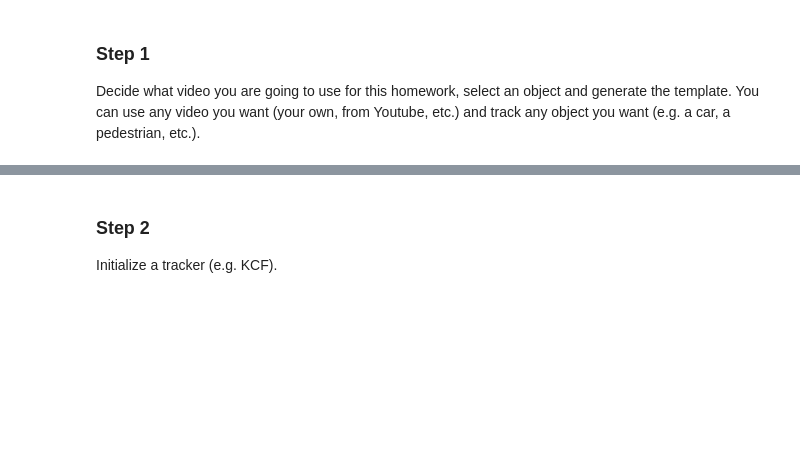
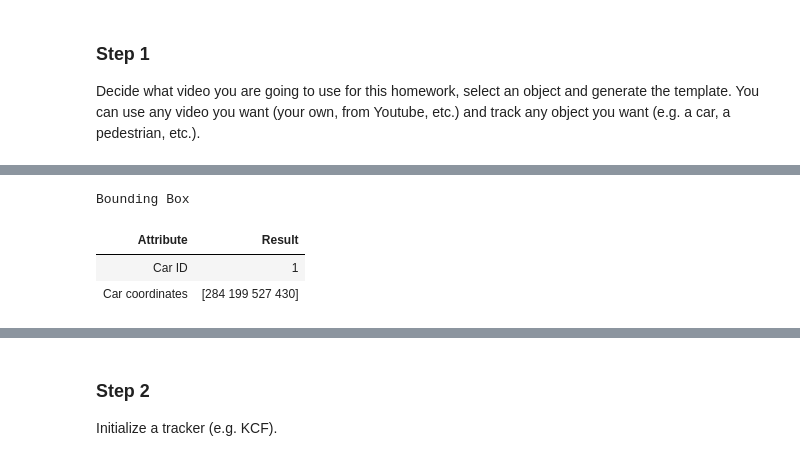
Before and after one commit to BogdanPinchuk/ComputerVision-PBY_HW10, a Jupyter notebook: Bohdan_Pinchuk_CV_HW10.ipynb, the cells around one changed output, grey strips where cells are left out. Drawn from its saved outputs; the diff is of its cells as text; code cells hidden in the pictures; blank space fills up the shorter version.

Commit message:
[Homework10] - prepared detection of the car

```diff
--- a/Bohdan_Pinchuk_CV_HW10.ipynb
+++ b/Bohdan_Pinchuk_CV_HW10.ipynb
@@ -150,3 +150,68 @@ Video metadata
 | Total frames | 5250 |
 | Duration, seconds | 175.00 |
 [interactive output not drawn]
+# %%
+# Detection
+
+import itertools
+import numpy as np
+import apps.reporter as rpt
+import matplotlib.pyplot as plt
+from ultralytics import YOLO
+
+# Input data
+car_id = 1
+classes = [2]  # for car type is 2
+conf = 0.4
+thickness = 5
+color_palette_name = 'tab20'
+car_init_box = None
+
+# Solution
+ret, first_frame = video.read()
+assert ret
+
+# get colors map
+cmap = (np.asarray(plt.get_cmap(color_palette_name).colors) * 255).astype(int).tolist()  # type: ignore
+# extract colors and convert
+colors = itertools.cycle(tuple(color) for color in cmap)
+
+# Convert it to RGB
+first_frame_rgb = cv2.cvtColor(first_frame, cv2.COLOR_BGR2RGB)
+first_frame_dt = first_frame_rgb.copy()
+
+model = YOLO('yolov8s.pt')
+results = model(first_frame_rgb, classes=classes, conf=conf, verbose=False)
+# get car coordinates
+car_boxes = results[0].boxes.xyxy.cpu().numpy().astype(int)
+
+# draw rectangle over the cars
+for idx, car_box in enumerate(car_boxes):
+    # extract coordinates
+    x1, y1, x2, y2 = car_box
+    # get color
+    current_color = next(colors)
+    # draw rectangle
+    cv2.rectangle(first_frame_dt, (x1, y1), (x2, y2), current_color, thickness)
+    # save coordinates
+    if idx == 1:
+        car_init_box = car_box
+
+
+rp = rpt.Reporter()
+rp.add_item("Car ID", str(car_id))
+rp.add_item("Car coordinates", str(car_init_box))
+
+# Print results
+rp.print_pd_report("Bounding Box")
+
+# Print results
+images_dict = {
+    "First frame": first_frame_rgb,
+    "Detected cars": first_frame_dt,
+}
+# %% [output]
+Bounding Box
+| Attribute | Result |
+| Car ID | 1 |
+| Car coordinates | [284 199 527 430] |
```
Also changed, not shown: parts of 3 cells of this notebook.
